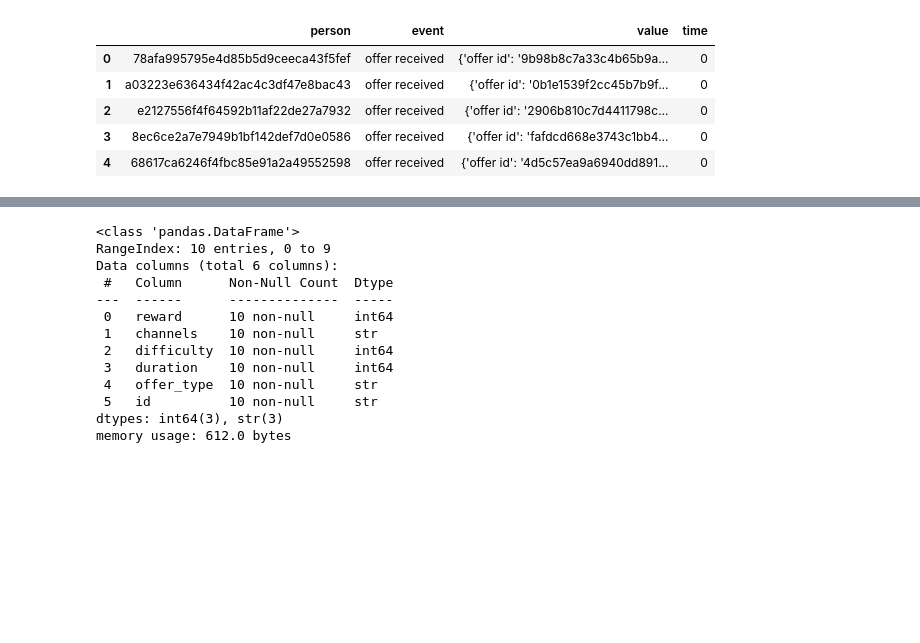
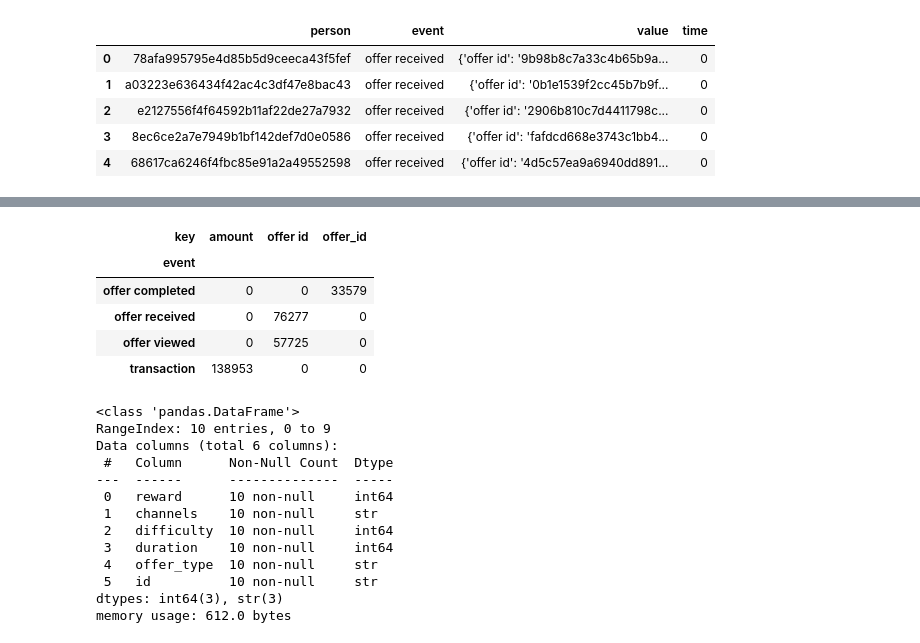
Before and after one commit to rladbstj56/practice_project, a Jupyter notebook: Soyun_EDA/preprocessing.ipynb, the cells around one changed output, grey strips where cells are left out. Saved outputs shown, nothing was run; the diff lists cells and outputs as text; code cells hidden in the pictures; blank space fills up the shorter version.

```diff
--- a/Soyun_EDA/preprocessing.ipynb
+++ b/Soyun_EDA/preprocessing.ipynb
@@ -74,3 +130,12 @@ transcript.head()
+# %%
+pd.crosstab(transcript['event'], transcript['key'])
+# %% [output]
+| key | amount | offer id | offer_id |
+| event |  |  |  |
+| offer completed | 0 | 0 | 33579 |
+| offer received | 0 | 76277 | 0 |
+| offer viewed | 0 | 57725 | 0 |
+| transaction | 138953 | 0 | 0 |
 # %%
 portfolio.info()
 # %% [output]
```
Also changed, not shown: parts of 21 cells of this notebook.
